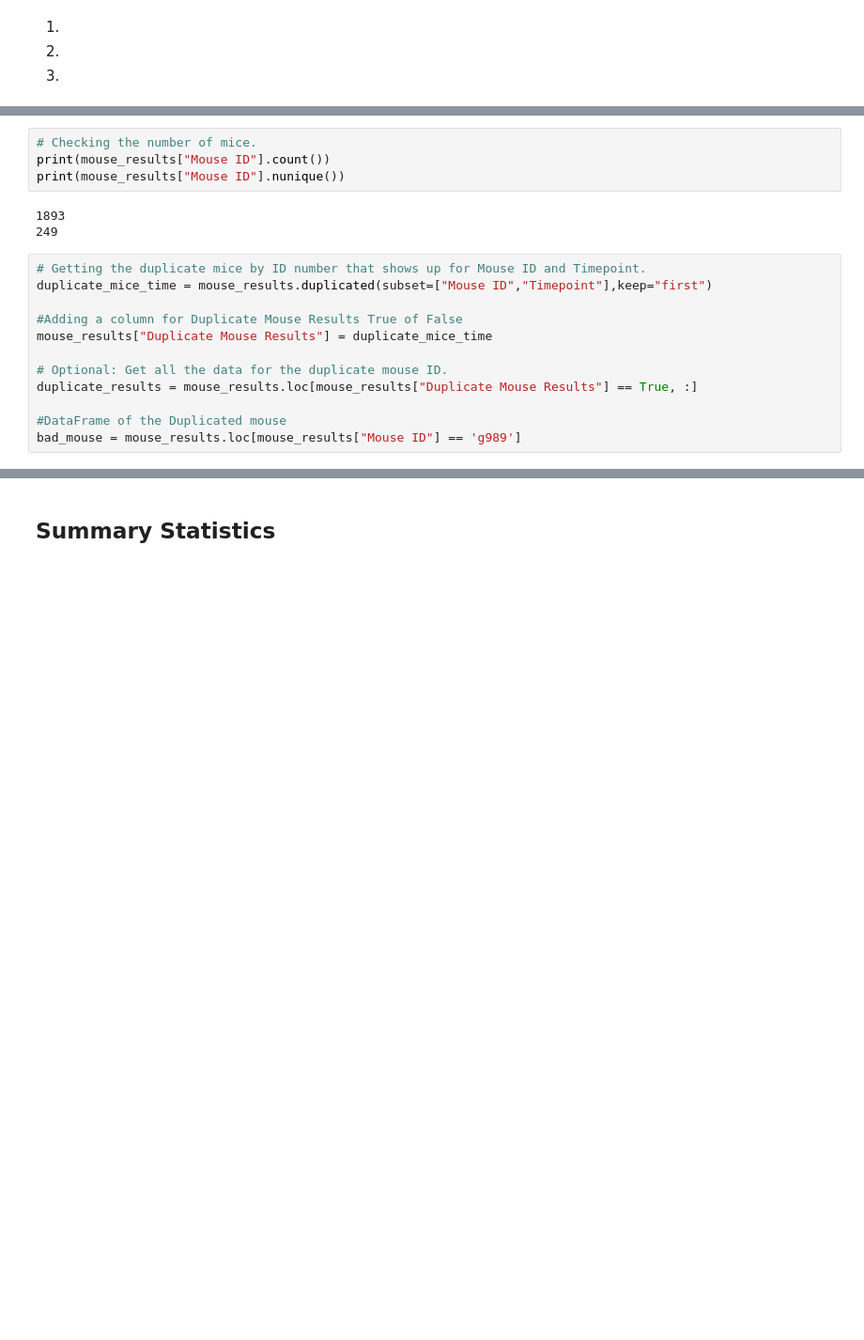
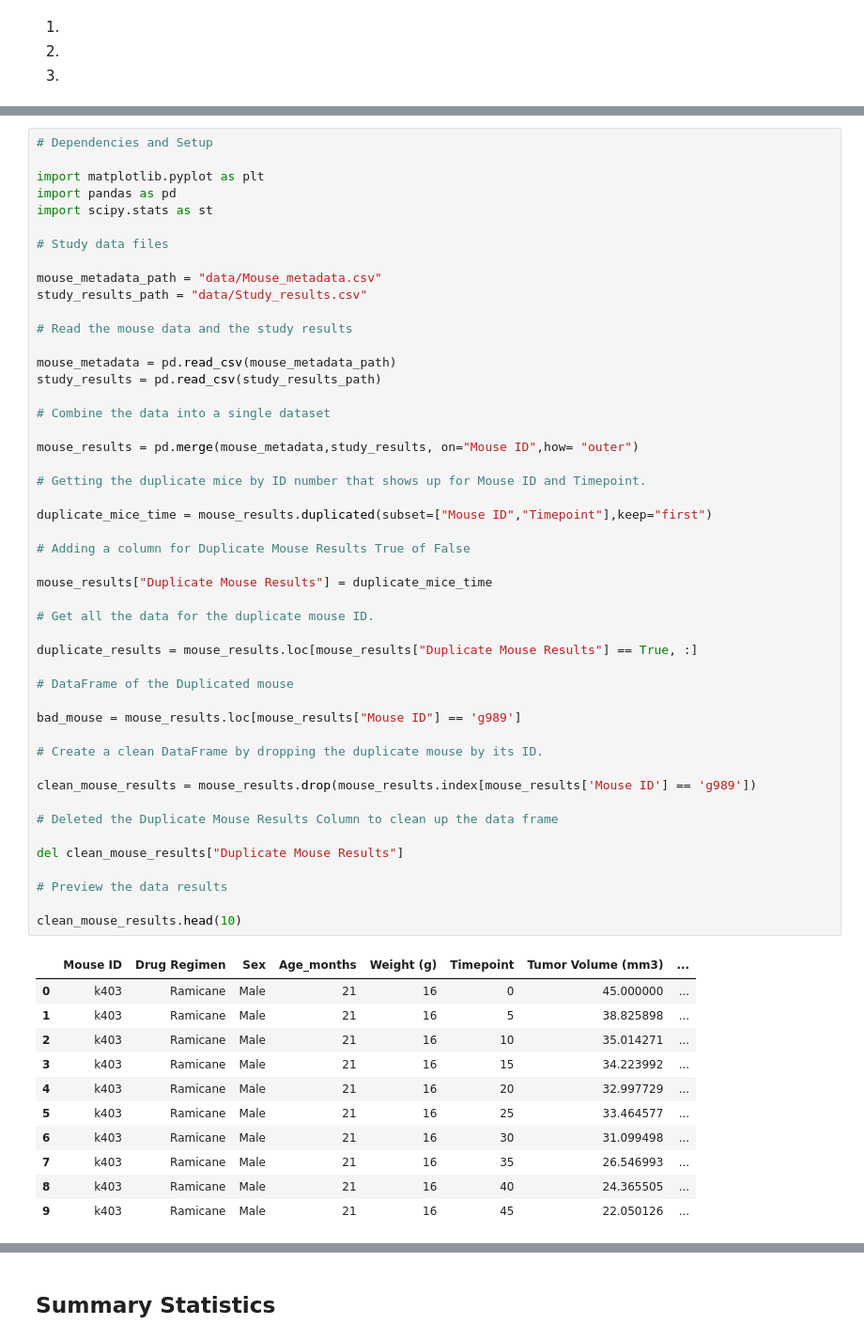
Before and after one commit to jroy22/matplotlib-challenge, a Jupyter notebook: Pymaceutical/PymaceuticalsAnalysis.ipynb, the cells around one changed output, grey strips where cells are left out. Shown at 94% size. Cells and saved outputs as stored; diff of their text form; blank space fills up the shorter version.

Commit message:
Cleaned up comments and code

```diff
--- a/Pymaceutical/PymaceuticalsAnalysis.ipynb
+++ b/Pymaceutical/PymaceuticalsAnalysis.ipynb
@@ -41,19 +7,60 @@ mouse_results
-# %%
-# Checking the number of mice.
-print(mouse_results["Mouse ID"].count())
-print(mouse_results["Mouse ID"].nunique())
-# %% [output]
-1893
-249
 # %%
+# Dependencies and Setup
+
+import matplotlib.pyplot as plt
+import pandas as pd
+import scipy.stats as st
+
+# Study data files
+
+mouse_metadata_path = "data/Mouse_metadata.csv"
+study_results_path = "data/Study_results.csv"
+
+# Read the mouse data and the study results
+
+mouse_metadata = pd.read_csv(mouse_metadata_path)
+study_results = pd.read_csv(study_results_path)
+
+# Combine the data into a single dataset
+
+mouse_results = pd.merge(mouse_metadata,study_results, on="Mouse ID",how= "outer")
+
 # Getting the duplicate mice by ID number that shows up for Mouse ID and Timepoint.
+
 duplicate_mice_time = mouse_results.duplicated(subset=["Mouse ID","Timepoint"],keep="first")
 
-#Adding a column for Duplicate Mouse Results True of False
+# Adding a column for Duplicate Mouse Results True of False
+
 mouse_results["Duplicate Mouse Results"] = duplicate_mice_time
 
-# Optional: Get all the data for the duplicate mouse ID.
+# Get all the data for the duplicate mouse ID.
+
 duplicate_results = mouse_results.loc[mouse_results["Duplicate Mouse Results"] == True, :]
 
-#DataFrame of the Duplicated mouse
+# DataFrame of the Duplicated mouse
+
 bad_mouse = mouse_results.loc[mouse_results["Mouse ID"] == 'g989']
+
+# Create a clean DataFrame by dropping the duplicate mouse by its ID.
+
+clean_mouse_results = mouse_results.drop(mouse_results.index[mouse_results['Mouse ID'] == 'g989'])
+
+# Deleted the Duplicate Mouse Results Column to clean up the data frame
+
+del clean_mouse_results["Duplicate Mouse Results"]
+
+# Preview the data results
+
+clean_mouse_results.head(10)
+# %% [output]
+|  | Mouse ID | Drug Regimen | Sex | Age_months | Weight (g) | Timepoint | Tumor Volume (mm3) | ... |
+| 0 | k403 | Ramicane | Male | 21 | 16 | 0 | 45.000000 | ... |
+| 1 | k403 | Ramicane | Male | 21 | 16 | 5 | 38.825898 | ... |
+| 2 | k403 | Ramicane | Male | 21 | 16 | 10 | 35.014271 | ... |
+| 3 | k403 | Ramicane | Male | 21 | 16 | 15 | 34.223992 | ... |
+| 4 | k403 | Ramicane | Male | 21 | 16 | 20 | 32.997729 | ... |
+| 5 | k403 | Ramicane | Male | 21 | 16 | 25 | 33.464577 | ... |
+| 6 | k403 | Ramicane | Male | 21 | 16 | 30 | 31.099498 | ... |
+| 7 | k403 | Ramicane | Male | 21 | 16 | 35 | 26.546993 | ... |
+| 8 | k403 | Ramicane | Male | 21 | 16 | 40 | 24.365505 | ... |
+| 9 | k403 | Ramicane | Male | 21 | 16 | 45 | 22.050126 | ... |
```
Also changed, not shown: parts of 36 cells of this notebook.
